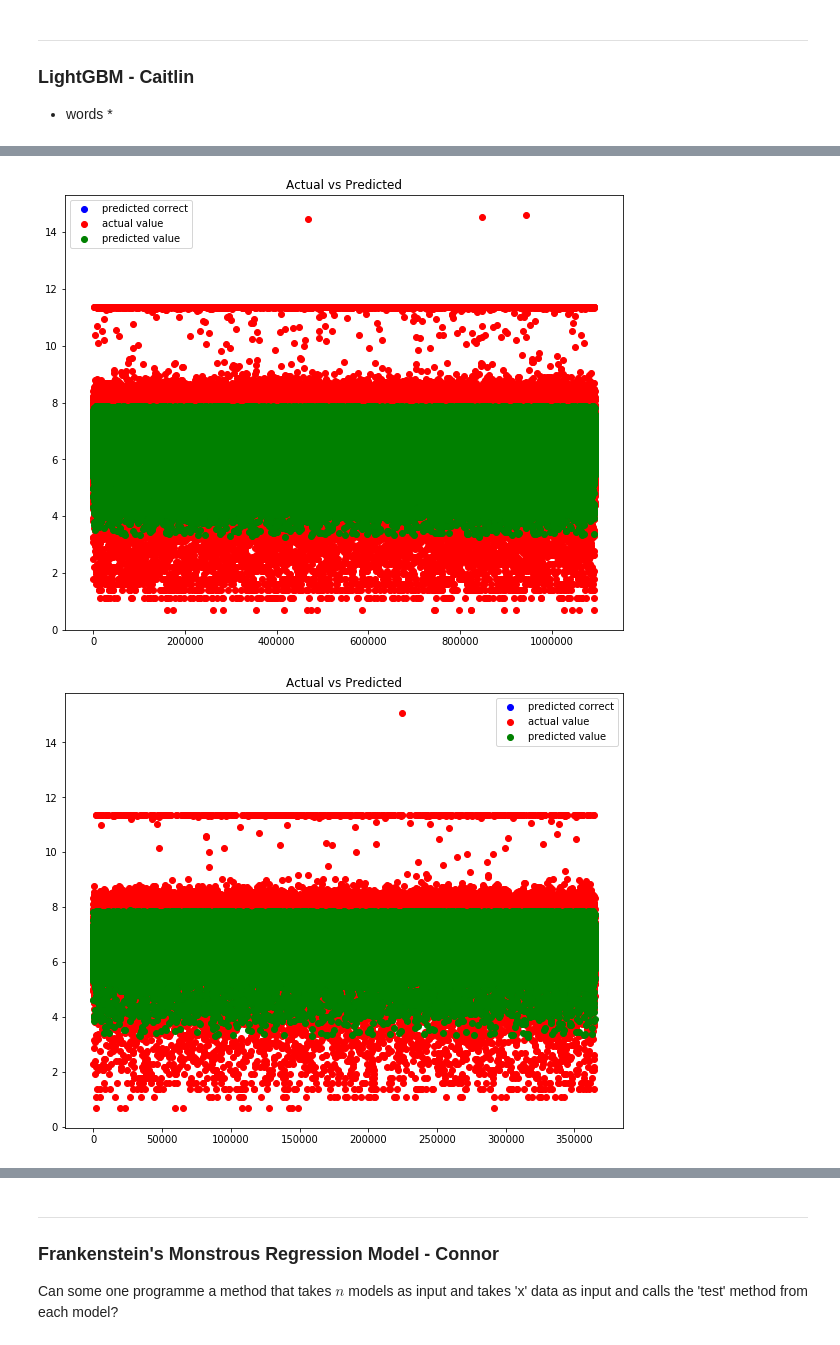
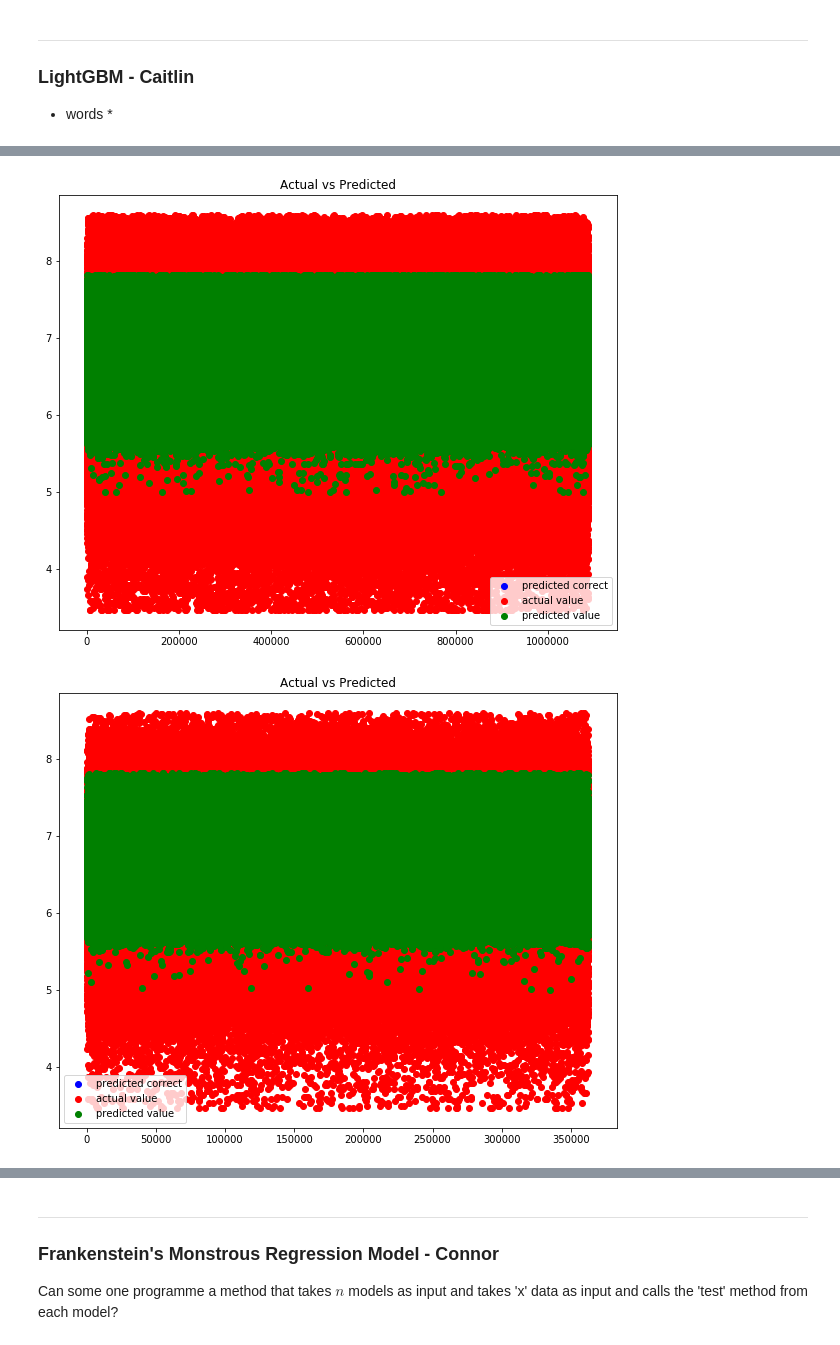
Before and after one commit to Xethagona/Taxi-Coursework, a Jupyter notebook: NYTD.ipynb, the cells around one changed output, grey strips where cells are left out. Saved outputs shown, nothing was run; the diff lists cells and outputs as text; code cells hidden in the pictures.

Commit message:
Update to graphs of lightgbm

```diff
--- a/NYTD.ipynb
+++ b/NYTD.ipynb
@@ -1984,13 +1999,13 @@ actvspred(y_test ,y_pred)
 feature_names = ['vendor_id', 'passenger_count', 'pickup_longitude',
        'pickup_latitude', 'dropoff_longitude', 'dropoff_latitude',
        'store_and_fwd_flag', 'pickup_Year', 'pickup_Month',
-       'pickup_Day', 'pickup_Hour', 'pickup_Minute', 'distanceTravelled']
+       'pickup_Day', 'pickup_Hour', 'pickup_Minute']
 
-target = np.log(x_train['trip_duration'] + 1).values
-features = x_train[feature_names].values
+target = np.log(X_train['trip_duration'] + 1).values
+features = X_train[feature_names].values
 
-test_target = np.log(x_test['trip_duration'] + 1).values
-test_features = x_test[feature_names].values
+test_target = np.log(X_test['trip_duration'] + 1).values
+test_features = X_test[feature_names].values
 
 
 train_data = lgb.Dataset(features, label=target)
@@ -2036,9 +2051,16 @@ print(target[0:5])
 # %%
 lightgbm_predict_train = bst.predict(features)
 lightgbm_predict_test = bst.predict(test_features)
 
 actvspred(target, lightgbm_predict_train)
 actvspred(test_target,lightgbm_predict_test)
+
+print(accuracy(target, lightgbm_predict_train,percentage=0.1))
+print(accuracy(target, lightgbm_predict_train,percentage=0.2))
+plotAccuracy(target, lightgbm_predict_train)
+print(accuracy(test_target,lightgbm_predict_test,percentage=0.1))
+print(accuracy(test_target,lightgbm_predict_test,percentage=0.2))
+plotAccuracy(test_target,lightgbm_predict_test)
 # %% [output]
-[figure, old version]
+[figure, new version]
-[figure, old version]
+[figure, new version]
```
Also changed, not shown: parts of 12 cells of this notebook, 4 other files.
